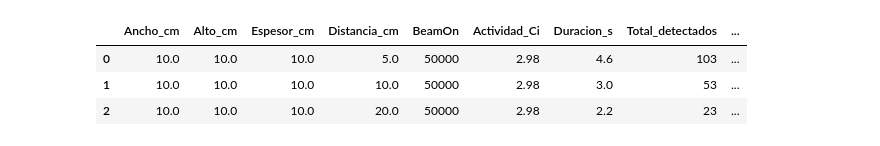
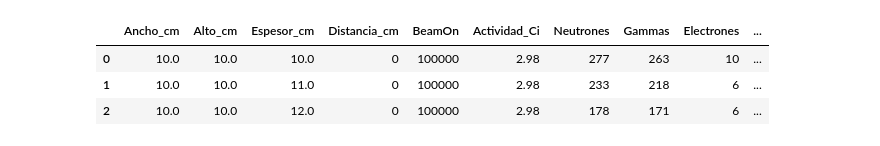
Before and after one commit to luisb0628/neutron-thermalization-geant4, a Jupyter notebook: python/analisis_ambe.ipynb, the cells around one changed output. Saved outputs shown, nothing was run; the diff lists cells and outputs as text; code cells hidden in the pictures.

```diff
--- a/python/analisis_ambe.ipynb
+++ b/python/analisis_ambe.ipynb
@@ -5,33 +5,77 @@ Un panel por cada distancia fuente–parafina.
 # %%
-import os, glob
+import os, re, glob
 import numpy as np
 import pandas as pd
 import matplotlib.pyplot as plt
 import seaborn as sns
 import uproot
-from mpl_toolkits.mplot3d import Axes3D
 
 plt.rcParams.update({'figure.dpi': 130, 'font.size': 11,
                      'axes.grid': True, 'grid.alpha': 0.3,
                      'axes.spines.top': False, 'axes.spines.right': False})
 
 BUILD_DIR = os.path.abspath('../build')
-CSV_PATH  = os.path.join(BUILD_DIR, 'resultados_ambe.csv')
+BEAM_ON   = 100000
+ACTIVITY  = 2.98
 
-df = pd.read_csv(CSV_PATH)
-df['Efic_deteccion_%'] = df['Neutrones'] / df['BeamOn'] * 100
-df['Area_frontal_cm2'] = df['Ancho_cm'] * df['Alto_cm']
-df['Cara_cuadrada']    = df['Ancho_cm'] == df['Alto_cm']
+_pat = re.compile(r'AmBe_(\d+)x(\d+)x(\d+)cm_d(\d+)cm\.root')
 
-BEAM_ON  = int(df['BeamOn'].iloc[0])
-ACTIVITY = float(df['Actividad_Ci'].iloc[0])
+rows = []
+for fpath in sorted(glob.glob(os.path.join(BUILD_DIR, 'AmBe_*.root'))):
+    m = _pat.match(os.path.basename(fpath))
+    if not m:
+        continue
+    ancho, alto, esp, dist = map(int, m.groups())
+    try:
+        with uproot.open(fpath) as f:
+            arr = f['PhaseSpace'].arrays(['Particle', 'KinE_eV'], library='np')
+        part = arr['Particle']
+        ene  = arr['KinE_eV']
+        n_n  = int((part == 'neutron').sum())
+        n_g  = int((part == 'gamma').sum())
+        n_e  = int((part == 'e-').sum())
+        en_n = ene[part == 'neutron']
+        n_th = int((en_n <= 0.025).sum())
+        n_ep = int(((en_n > 0.025) & (en_n < 0.5e6)).sum())
+        n_fa = int((en_n >= 0.5e6).sum())
+        # Fracción sobre neutrones SIMULADOS (BEAM_ON), no sobre los detectados
+        frac = n_th / BEAM_ON * 100
+        tasa = n_n / BEAM_ON * ACTIVITY * 2.2e6
+        rows.append({
+            'Ancho_cm':         float(ancho),
+            'Alto_cm':          float(alto),
+            'Espesor_cm':       float(esp),
+            'Distancia_cm':     int(dist),
+            'BeamOn':           BEAM_ON,
+            'Actividad_Ci':     ACTIVITY,
+            'Neutrones':        n_n,
+            'Gammas':           n_g,
+            'Electrones':       n_e,
+            'N_termicos':       n_th,
+            'N_epitermicos':    n_ep,
+            'N_rapidos':        n_fa,
+            'Frac_termica_%':   round(frac, 4),
+            'Efic_deteccion_%': round(n_n / BEAM_ON * 100, 4),
+            'Tasa_n_det_ps':    round(tasa, 2),
+            'Tasa_term_ps':     round(tasa * frac / 100, 2),
+            'Area_frontal_cm2': float(ancho * alto),
+            'Cara_cuadrada':    ancho == alto,
+        })
+    except Exception as e:
+        print(f'SKIP {os.path.basename(fpath)}: {e}')
+
+df         = pd.DataFrame(rows)
 distancias = sorted(df['Distancia_cm'].unique())
+espesores  = sorted(df['Espesor_cm'].unique())
 
-print(f'Configuraciones: {len(df)}')
-print(f'Distancias (cm): {distancias}')
-print(f'Espesores  (cm): {sorted(df.Espesor_cm.unique())}')
-print(f'Anchos     (cm): {sorted(df.Ancho_cm.unique())}')
-print(f'Altos      (cm): {sorted(df.Alto_cm.unique())}')
-print(f'Caras cuadradas: {df.Cara_cuadrada.sum()} / {len(df)}')
+_n      = len(distancias)
+colores = dict(zip(distancias, plt.cm.tab10(np.linspace(0, 0.65, max(_n, 2)))))
+markers = dict(zip(distancias, ['o', 's', '^', 'D', 'v'][:_n]))
+
+print(f'Archivos leídos : {len(rows)}')
+print(f'Distancias (cm) : {distancias}')
+print(f'Espesores  (cm) : {espesores}')
+print(f'Anchos     (cm) : {sorted(df.Ancho_cm.unique())}')
+print(f'Altos      (cm) : {sorted(df.Alto_cm.unique())}')
 df.head(3)
 # %% [output]
@@ -44,4 +87,4 @@ Caras cuadradas: 18 / 36
-|  | Ancho_cm | Alto_cm | Espesor_cm | Distancia_cm | BeamOn | Actividad_Ci | Duracion_s | Total_detectados | ... |
-| 0 | 10.0 | 10.0 | 10.0 | 5.0 | 50000 | 2.98 | 4.6 | 103 | ... |
-| 1 | 10.0 | 10.0 | 10.0 | 10.0 | 50000 | 2.98 | 3.0 | 53 | ... |
-| 2 | 10.0 | 10.0 | 10.0 | 20.0 | 50000 | 2.98 | 2.2 | 23 | ... |
+|  | Ancho_cm | Alto_cm | Espesor_cm | Distancia_cm | BeamOn | Actividad_Ci | Neutrones | Gammas | Electrones | ... |
+| 0 | 10.0 | 10.0 | 10.0 | 0 | 100000 | 2.98 | 277 | 263 | 10 | ... |
+| 1 | 10.0 | 10.0 | 11.0 | 0 | 100000 | 2.98 | 233 | 218 | 6 | ... |
+| 2 | 10.0 | 10.0 | 12.0 | 0 | 100000 | 2.98 | 178 | 171 | 6 | ... |
```
Also changed, not shown: parts of 13 cells of this notebook, 33 other files.
